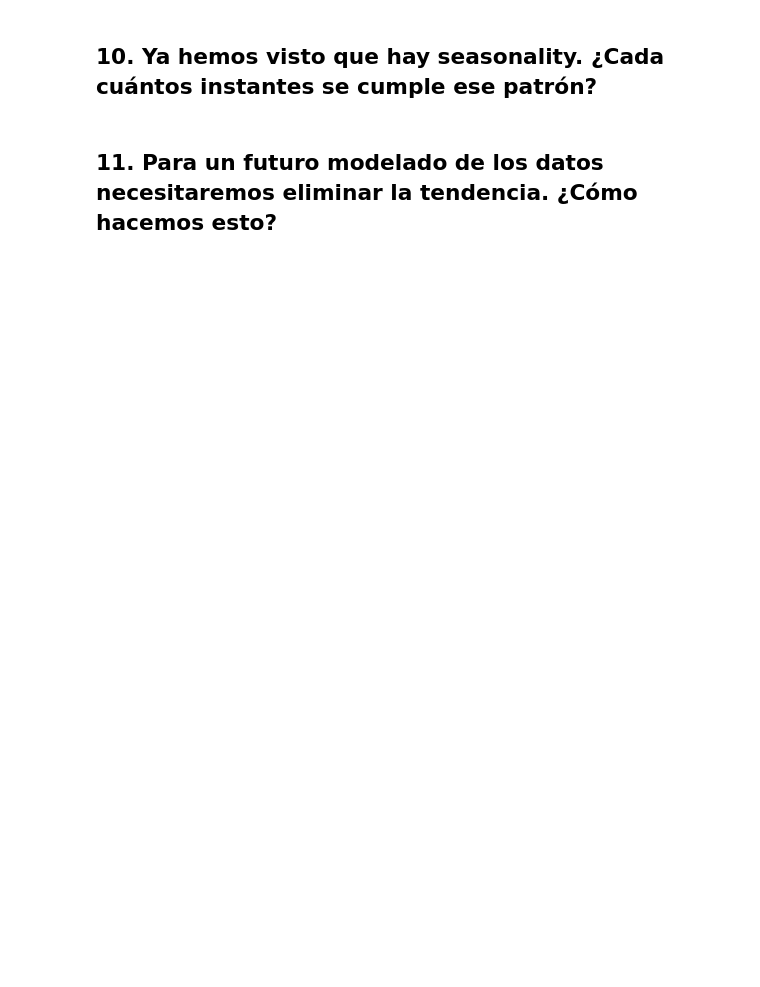
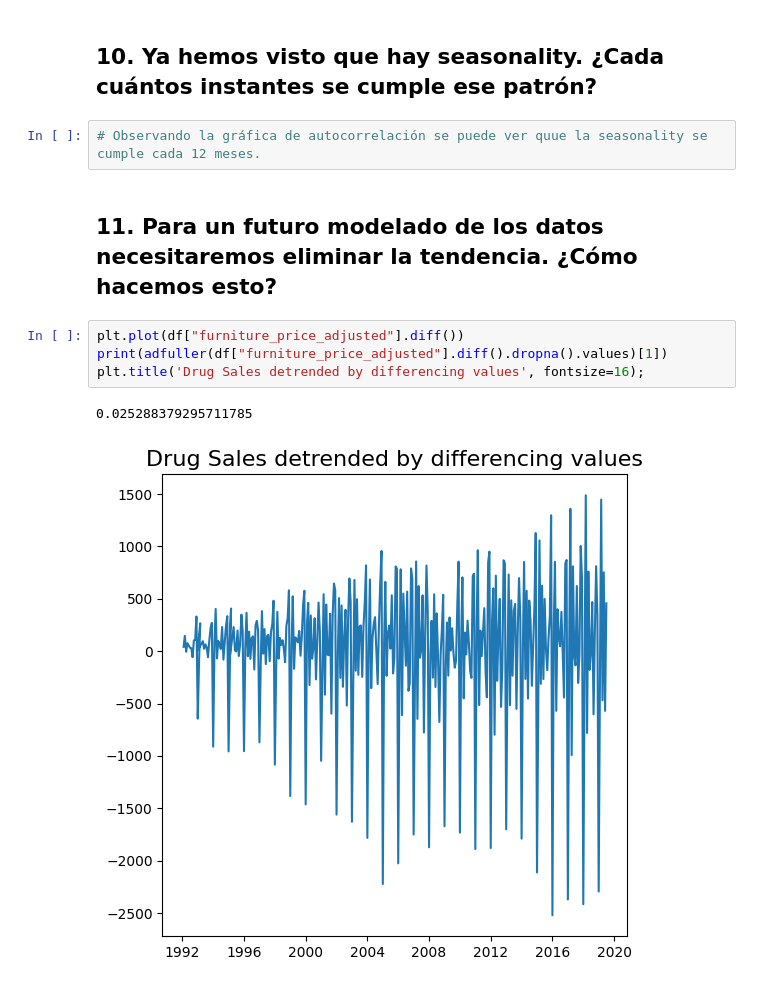
Before and after one commit to josemanuelgonzalezfornell/Machine_Learning, a Jupyter notebook: 3-Time_Series/ejercicios/1_ejercicio time series analysis.ipynb, the cells around one changed output. Drawn from its saved outputs; the diff is of its cells as text; blank space fills up the shorter version.

```diff
--- a/3-Time_Series/ejercicios/1_ejercicio time series analysis.ipynb
+++ b/3-Time_Series/ejercicios/1_ejercicio time series analysis.ipynb
@@ -185,4 +197,13 @@ result_add.plot();
 # %% [markdown]
 ## 10. Ya hemos visto que hay seasonality. ¿Cada cuántos instantes se cumple ese patrón?
+# %%
+# Observando la gráfica de autocorrelación se puede ver quue la seasonality se cumple cada 12 meses.
 # %% [markdown]
 ## 11. Para un futuro modelado de los datos necesitaremos eliminar la tendencia. ¿Cómo hacemos esto?
+# %%
+plt.plot(df["furniture_price_adjusted"].diff())
+print(adfuller(df["furniture_price_adjusted"].diff().dropna().values)[1])
+plt.title('Drug Sales detrended by differencing values', fontsize=16);
+# %% [output]
+0.025288379295711785
+[figure, added]
```
Also changed, not shown: parts of 6 cells of this notebook.
